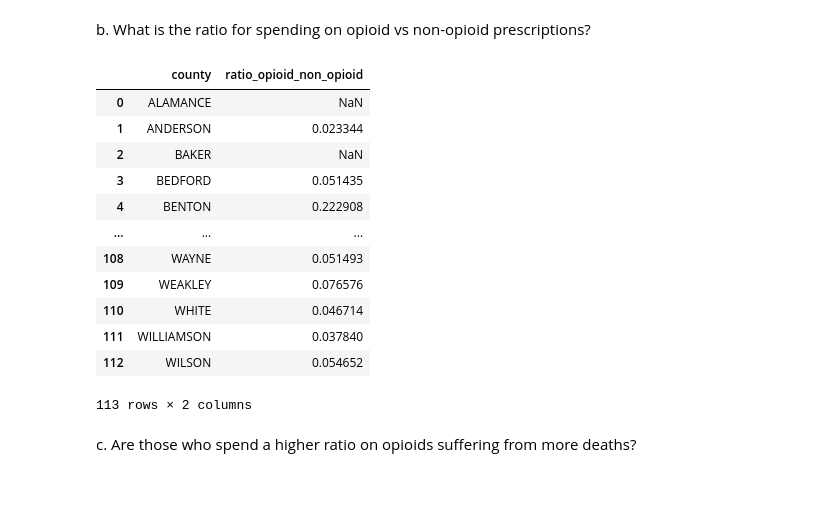
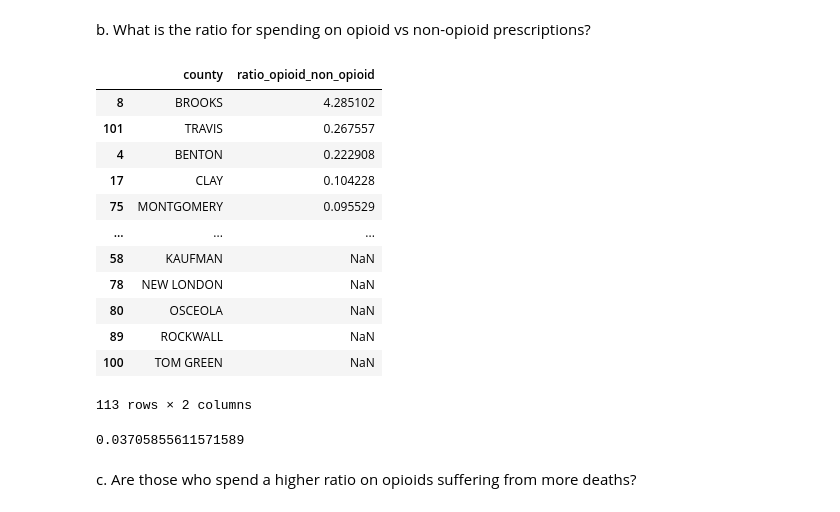
Before and after one commit to NewForce-Data-Cohort-12/prescriber-now-in-python-banjo-of-the-damned, a Jupyter notebook: prescribers.ipynb, the cells around one changed output. Cells and saved outputs as stored; diff of their text form; code cells hidden in the pictures.

```diff
--- a/prescribers.ipynb
+++ b/prescribers.ipynb
@@ -143,21 +146,25 @@ opioid_ratio = (county_drug_spending[county_drug_spending.opioid_drug_flag == 'Y
 # %%
 opioid_ratio.columns = ['county', 'ratio_opioid_non_opioid']
 # %%
-opioid_ratio
+opioid_ratio.sort_values(by='ratio_opioid_non_opioid', ascending=False)
 # %% [output]
 |  | county | ratio_opioid_non_opioid |
-| 0 | ALAMANCE | NaN |
-| 1 | ANDERSON | 0.023344 |
-| 2 | BAKER | NaN |
-| 3 | BEDFORD | 0.051435 |
+| 8 | BROOKS | 4.285102 |
+| 101 | TRAVIS | 0.267557 |
 | 4 | BENTON | 0.222908 |
+| 17 | CLAY | 0.104228 |
+| 75 | MONTGOMERY | 0.095529 |
 | ... | ... | ... |
-| 108 | WAYNE | 0.051493 |
-| 109 | WEAKLEY | 0.076576 |
-| 110 | WHITE | 0.046714 |
-| 111 | WILLIAMSON | 0.037840 |
-| 112 | WILSON | 0.054652 |
+| 58 | KAUFMAN | NaN |
+| 78 | NEW LONDON | NaN |
+| 80 | OSCEOLA | NaN |
+| 89 | ROCKWALL | NaN |
+| 100 | TOM GREEN | NaN |
 113 rows × 2 columns
+# %%
+print(county_drug_spending[county_drug_spending.opioid_drug_flag == 'Y']['total_spent'].sum() / county_drug_spending[county_drug_spending.opioid_drug_flag == 'N']['total_spent'].sum())
+# %% [output]
+0.03705855611571589
 # %% [markdown]
   c. Are those who spend a higher ratio on opioids suffering from more deaths?
 # %%
```
Also changed, not shown: parts of 51 cells of this notebook, 4 other files.
